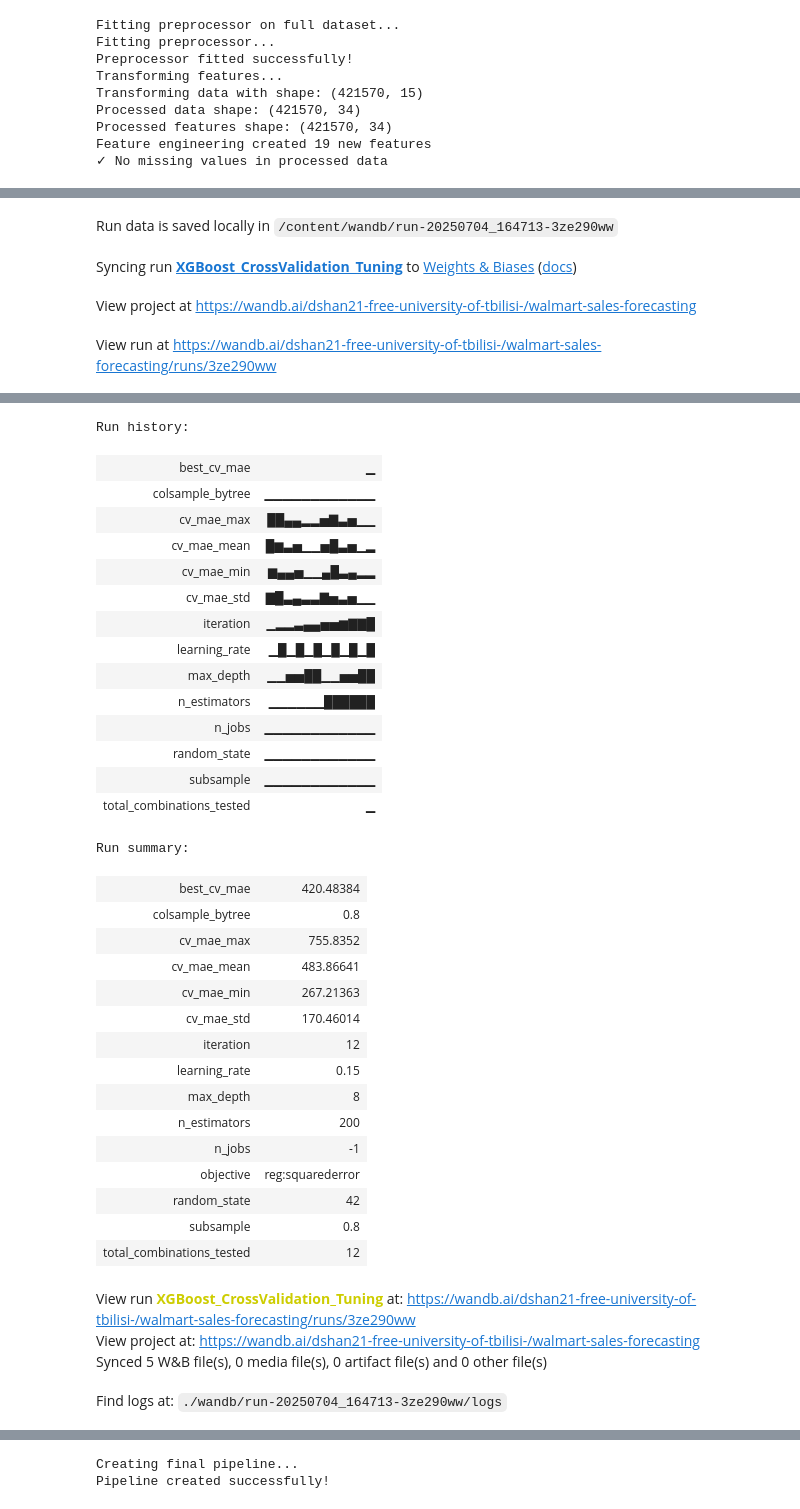
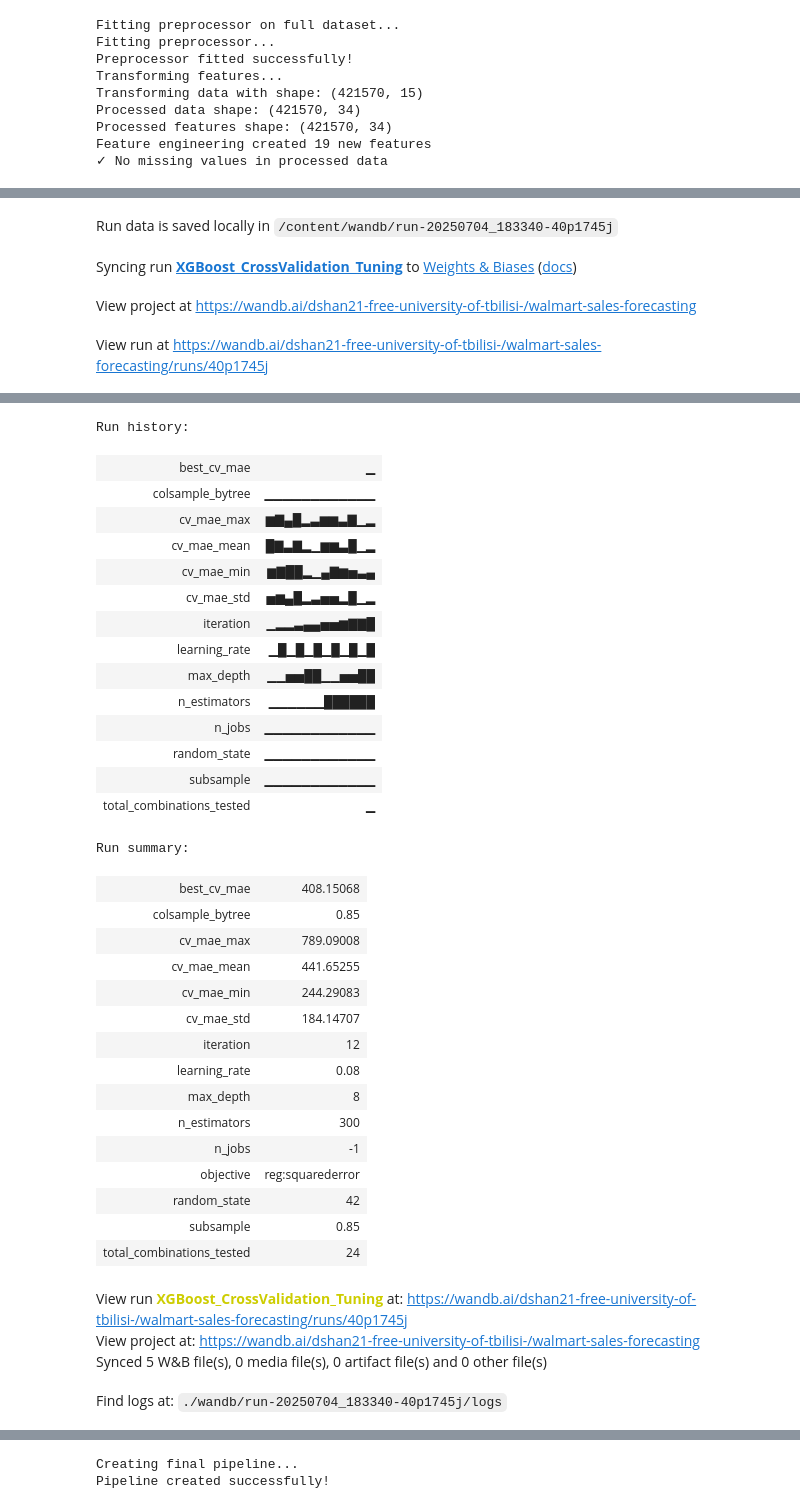
Before and after one commit to wrymp/Final-Project-Walmart-Recruiting---Store-Sales-Forecasting, a Jupyter notebook: model_experiment_XGBoost.ipynb, the cells around one changed output, grey strips where cells are left out. Saved outputs shown, nothing was run; the diff lists cells and outputs as text; code cells hidden in the pictures.

Commit message:
best with XGBoost as of now

```diff
--- a/model_experiment_XGBoost.ipynb
+++ b/model_experiment_XGBoost.ipynb
@@ -742,13 +775,13 @@ print(f"Cross-validation setup:")
 print(f"  Number of splits: 5")
 print(f"  Test size: 12 weeks")
 
-# Define hyperparameter search space
 param_grid = {
-    'n_estimators': [100, 200],
-    'max_depth': [4, 6, 8],
-    'learning_rate': [0.1, 0.15],
-    'subsample': [0.8],
-    'colsample_bytree': [0.8],
+    'n_estimators': [200, 300],
+    'max_depth': [6, 7, 8],
+    'learning_rate': [0.05, 0.08],
+    'reg_lambda': [0.5, 1.0],
+    'subsample': [0.85],
+    'colsample_bytree': [0.85],
 }
 
 print(f"\nHyperparameter search space:")
@@ -870,10 +903,10 @@ print(top_5)
 wandb.finish()
 # %% [output]
 Tracking run with wandb version 0.21.0
-Run data is saved locally in /content/wandb/run-20250704_164713-3ze290ww
+Run data is saved locally in /content/wandb/run-20250704_183340-40p1745j
 Syncing run XGBoost_CrossValidation_Tuning to Weights & Biases (docs)
 View project at https://wandb.ai/dshan21-free-university-of-tbilisi-/walmart-sales-forecasting
-View run at https://wandb.ai/dshan21-free-university-of-tbilisi-/walmart-sales-forecasting/runs/3ze290ww
+View run at https://wandb.ai/dshan21-free-university-of-tbilisi-/walmart-sales-forecasting/runs/40p1745j
 === CROSS-VALIDATION AND HYPERPARAMETER TUNING ===
 
 Setting up Time Series Cross-Validation...
@@ -894,36 +927,36 @@ Hyperparameter search space:
 [interactive output not drawn]
 Run history:
 | best_cv_mae | ▁ |
 | colsample_bytree | ▁▁▁▁▁▁▁▁▁▁▁▁ |
-| cv_mae_max | ██▄▄▂▂▅▇▃▅▁▁ |
-| cv_mae_mean | █▆▃▅▁▁▅█▃▅▁▂ |
-| cv_mae_min | ▆▄▄▅▁▁▄█▃▄▂▂ |
-| cv_mae_std | ▇█▃▄▃▃▇▅▃▅▁▁ |
+| cv_mae_max | ▆▇▄█▂▃▆▆▃▇▁▂ |
+| cv_mae_mean | █▇▃▇▂▁▆▆▃█▁▂ |
+| cv_mae_min | ▆▇██▂▁▄▇▆▅▃▄ |
+| cv_mae_std | ▅▆▄█▂▃▅▅▂█▁▂ |
 | iteration | ▁▂▂▃▄▄▅▅▆▇▇█ |
 | learning_rate | ▁█▁█▁█▁█▁█▁█ |
 | max_depth | ▁▁▅▅██▁▁▅▅██ |
 | n_estimators | ▁▁▁▁▁▁██████ |
 | n_jobs | ▁▁▁▁▁▁▁▁▁▁▁▁ |
 | random_state | ▁▁▁▁▁▁▁▁▁▁▁▁ |
 | subsample | ▁▁▁▁▁▁▁▁▁▁▁▁ |
 | total_combinations_tested | ▁ |
 Run summary:
-| best_cv_mae | 420.48384 |
-| colsample_bytree | 0.8 |
-| cv_mae_max | 755.8352 |
-| cv_mae_mean | 483.86641 |
-| cv_mae_min | 267.21363 |
-| cv_mae_std | 170.46014 |
+| best_cv_mae | 408.15068 |
+| colsample_bytree | 0.85 |
+| cv_mae_max | 789.09008 |
+| cv_mae_mean | 441.65255 |
+| cv_mae_min | 244.29083 |
+| cv_mae_std | 184.14707 |
 | iteration | 12 |
-| learning_rate | 0.15 |
+| learning_rate | 0.08 |
 | max_depth | 8 |
-| n_estimators | 200 |
+| n_estimators | 300 |
 | n_jobs | -1 |
 | objective | reg:squarederror |
 | random_state | 42 |
-| subsample | 0.8 |
-| total_combinations_tested | 12 |
+| subsample | 0.85 |
+| total_combinations_tested | 24 |
-View run XGBoost_CrossValidation_Tuning at: https://wandb.ai/dshan21-free-university-of-tbilisi-/walmart-sales-forecasting/runs/3ze290ww
+View run XGBoost_CrossValidation_Tuning at: https://wandb.ai/dshan21-free-university-of-tbilisi-/walmart-sales-forecasting/runs/40p1745j
 View project at: https://wandb.ai/dshan21-free-university-of-tbilisi-/walmart-sales-forecasting
 Synced 5 W&B file(s), 0 media file(s), 0 artifact file(s) and 0 other file(s)
-Find logs at: ./wandb/run-20250704_164713-3ze290ww/logs
+Find logs at: ./wandb/run-20250704_183340-40p1745j/logs
```
Also changed, not shown: parts of 26 cells of this notebook.
